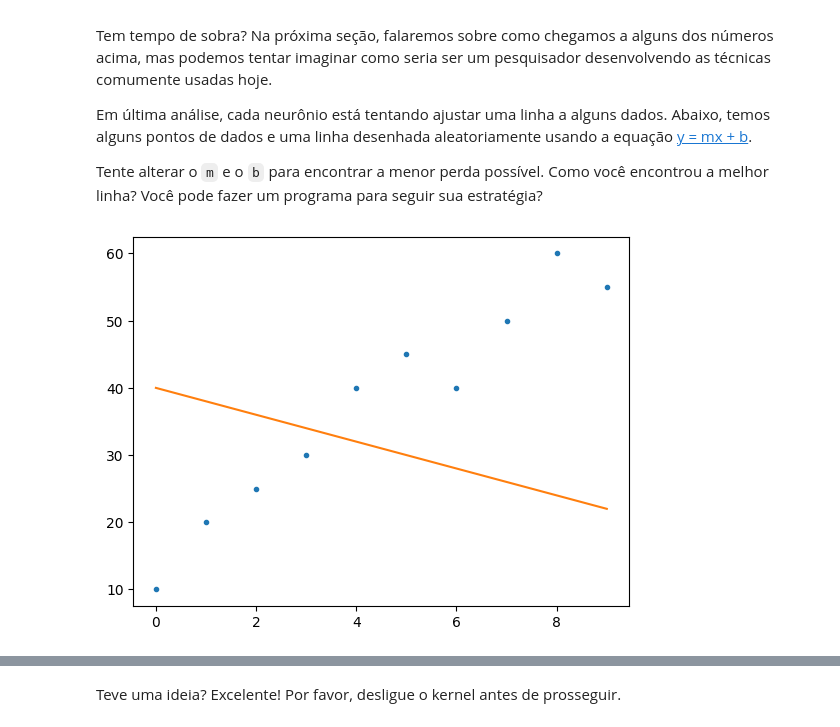
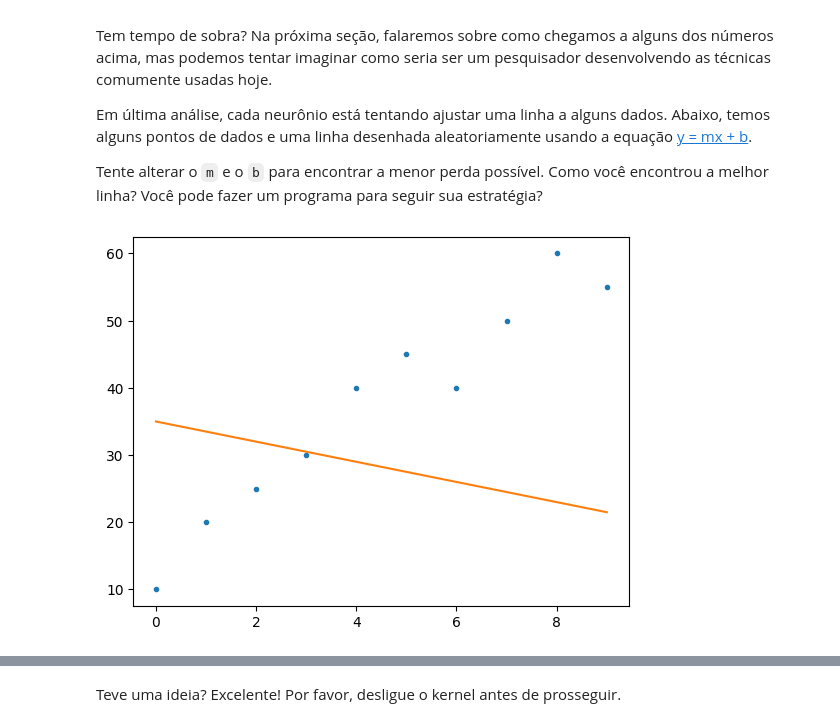
Before and after one commit to larissavvsous/Mineracao-de-Dados, a Jupyter notebook: Aula_01_Classificacao_MNIST_UFC.ipynb, the cells around one changed output, grey strips where cells are left out. Cells and saved outputs as stored; diff of their text form; code cells hidden in the pictures.

```diff
--- a/Aula_01_Classificacao_MNIST_UFC.ipynb
+++ b/Aula_01_Classificacao_MNIST_UFC.ipynb
@@ -433,20 +433,20 @@ Tente alterar o `m` e o `b` para encontrar a menor perda possível. Como você e
 # %%
 import numpy as np
 from numpy.polynomial.polynomial import polyfit
 import matplotlib.pyplot as plt
 
-m = -2  # -2 to start, change me please
-b = 40  # 40 to start, change me please
+m = -1.5  # -2 to start, change me please
+b = 35  # 40 to start, change me please
 
 # Sample data
 x = np.array([ 0,  1,  2,  3,  4,  5,  6,  7,  8,  9])
 y = np.array([10, 20, 25, 30, 40, 45, 40, 50, 60, 55])
 y_hat = x * m + b
 
 plt.plot(x, y, '.')
 plt.plot(x, y_hat, '-')
 plt.show()
 
 print("Loss:", np.sum((y - y_hat)**2)/len(x))
 # %% [output]
-[figure, old version]
+[figure, new version]
```
Also changed, not shown: parts of 1 cell of this notebook.
